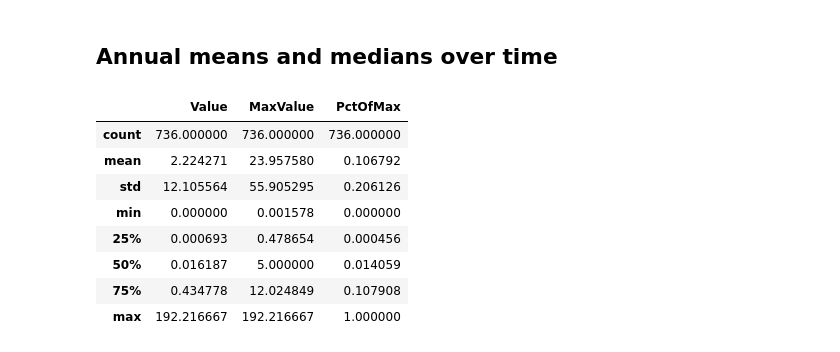
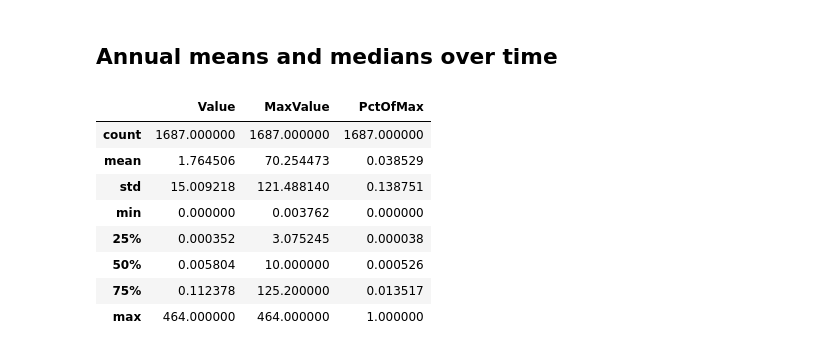
Before and after one commit to SeanU/waq, a Jupyter notebook: exploration/Water EDA.ipynb, the cells around one changed output. Cells and saved outputs as stored; diff of their text form; code cells hidden in the pictures.

```diff
--- a/exploration/Water EDA.ipynb
+++ b/exploration/Water EDA.ipynb
@@ -11,5 +12,41 @@ result = pd.read_csv('../data/water/CA-result-withmeasuregroup.csv')
 station = pd.read_csv('../data/water/CA-station-clean.csv', low_memory=False)
 data = pd.merge(result, station, left_on='LocationIdentifier', right_on='MonitoringLocationId')
 
+sites = pd.DataFrame(np.sort(data.MonitoringLocationType.unique()))
+sites['TypeGroup'] = ''
 del result
 del station
+# %%
+pd.options.display.max_rows = None
+sites.columns = ['Type', 'TypeGroup']
+
+sites.loc[sites.Type.str.startswith('BEACH'), 'TypeGroup'] = 'BEACH'
+sites.loc[sites.Type.str.startswith('CERCLA'), 'TypeGroup'] = 'Superfund'
+sites.loc[sites.Type.str.startswith('Canal'), 'TypeGroup'] = 'Surface'
+sites.loc[sites.Type.str.startswith('Facility'), 'TypeGroup'] = 'Facility'
+sites.loc[sites.Type.str.startswith('Lake'), 'TypeGroup'] = 'Surface'
+sites.loc[sites.Type.str.startswith('Land'), 'TypeGroup'] = 'Surface'
+sites.loc[sites.Type.str.startswith('Mine'), 'TypeGroup'] = 'Mine'
+sites.loc[sites.Type.str.startswith('Ocean'), 'TypeGroup'] = 'Ocean'
+sites.loc[sites.Type.str.startswith('Pipe'), 'TypeGroup'] = 'Facility'
+sites.loc[sites.Type.str.startswith('Reservoir'), 'TypeGroup'] = 'Reservoir'
+sites.loc[sites.Type.str.startswith('River/Stream'), 'TypeGroup'] = 'Surface'
+sites.loc[sites.Type.str.startswith('River/stream'), 'TypeGroup'] = 'Surface'
+sites.loc[sites.Type.str.startswith('Stream'), 'TypeGroup'] = 'Surface'
+sites.loc[sites.Type.str.startswith('Subsurface'), 'TypeGroup'] = 'Ground'
+sites.loc[sites.Type.str.startswith('Well'), 'TypeGroup'] = 'Ground'
+sites.loc[sites.Type.str.startswith('Wetland'), 'TypeGroup'] = 'Surface'
+
+sites.loc[sites.Type == 'Atmosphere', 'TypeGroup'] = 'Atmosphere'
+sites.loc[sites.Type == 'Estuary', 'TypeGroup'] = 'Estuary'
+sites.loc[sites.Type == 'Cave', 'TypeGroup'] = 'Ground'
+sites.loc[sites.Type == 'Constructed Water Transport Structure', 'TypeGroup'] = 'Canal'
+sites.loc[sites.Type == 'Channelized Stream', 'TypeGroup'] = 'Surface'
+sites.loc[sites.Type == 'Other-Ground Water', 'TypeGroup'] = 'Ground'
+sites.loc[sites.Type == 'Other-Surface Water', 'TypeGroup'] = 'Surface'
+sites.loc[sites.Type == 'Spring', 'TypeGroup'] = 'Ground'
+
+sites.columns = ['MonitoringLocationType', 'TypeGroup']
+data = pd.merge(data, sites, on='MonitoringLocationType')
+
+sites[sites.TypeGroup == '']
@@ -97,20 +158,20 @@ drawlimits()
 # %%
 data['Year'] = data.StartDate.str.split('-').str[0]
 
-annualMeans = data.groupby(['Pollutant', 'Year']).mean()['Value'].reset_index()
+annualMeans = data.groupby(['Pollutant', 'TypeGroup', 'Year']).mean()['Value'].reset_index()
 maxes = annualMeans.groupby(['Pollutant']).max()['Value'].reset_index()
 maxes.columns = ['Pollutant', 'MaxValue']
 annualMeans = pd.merge(annualMeans, maxes, on='Pollutant')
 annualMeans['PctOfMax'] = annualMeans.Value / annualMeans.MaxValue
 annualMeans.describe()
 # %% [output]
 |  | Value | MaxValue | PctOfMax |
-| count | 736.000000 | 736.000000 | 736.000000 |
-| mean | 2.224271 | 23.957580 | 0.106792 |
-| std | 12.105564 | 55.905295 | 0.206126 |
-| min | 0.000000 | 0.001578 | 0.000000 |
-| 25% | 0.000693 | 0.478654 | 0.000456 |
-| 50% | 0.016187 | 5.000000 | 0.014059 |
-| 75% | 0.434778 | 12.024849 | 0.107908 |
-| max | 192.216667 | 192.216667 | 1.000000 |
+| count | 1687.000000 | 1687.000000 | 1687.000000 |
+| mean | 1.764506 | 70.254473 | 0.038529 |
+| std | 15.009218 | 121.488140 | 0.138751 |
+| min | 0.000000 | 0.003762 | 0.000000 |
+| 25% | 0.000352 | 3.075245 | 0.000038 |
+| 50% | 0.005804 | 10.000000 | 0.000526 |
+| 75% | 0.112378 | 125.200000 | 0.013517 |
+| max | 464.000000 | 464.000000 | 1.000000 |
 # %%
```
Also changed, not shown: parts of 4 cells of this notebook.
